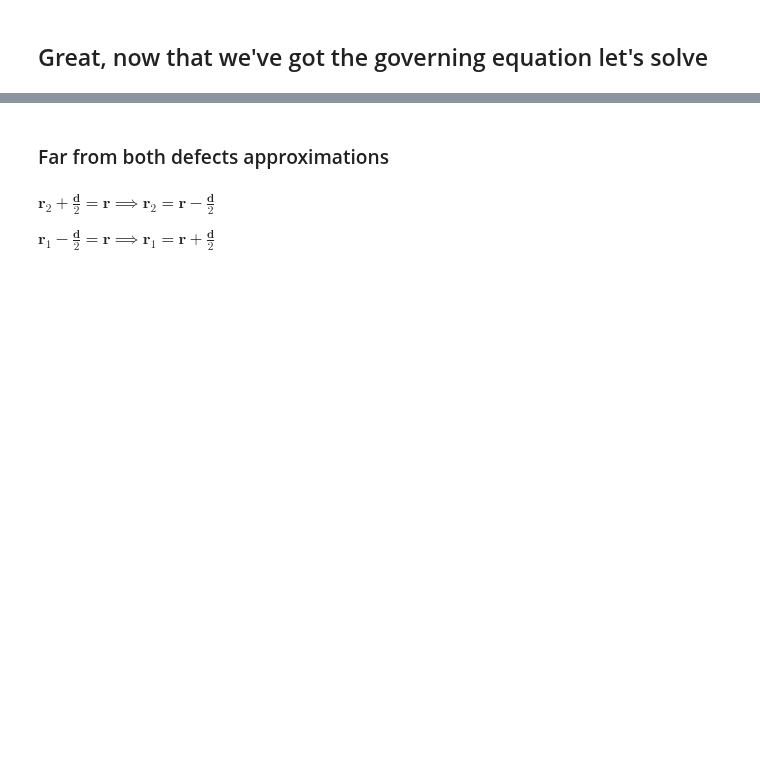
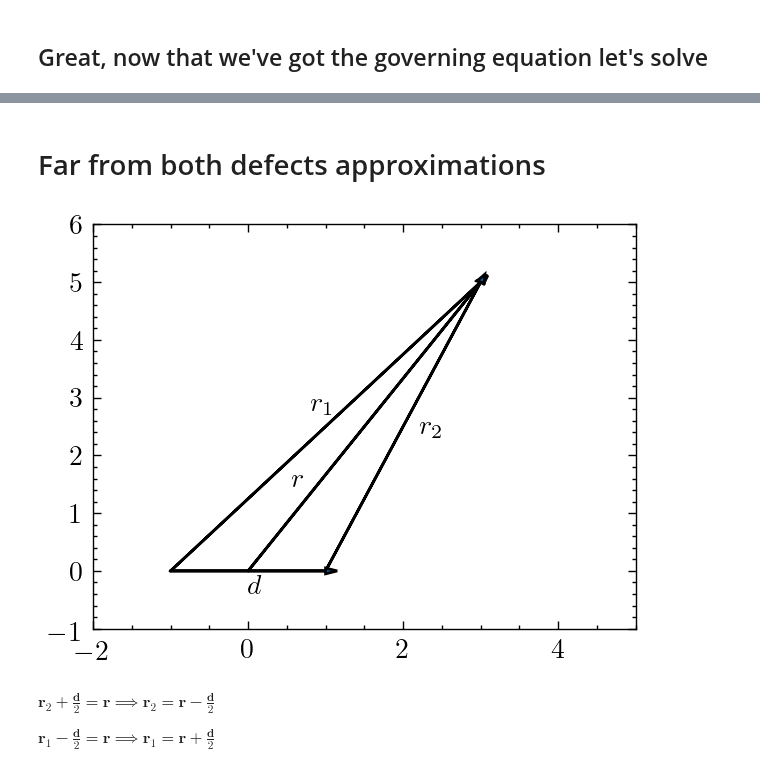
Before and after one commit to lucasmyers97/maier-saupe-lc-hydrodynamics, a Jupyter notebook: theory/two-defect-dzyaloshinskii-approximation/two-defect-dzyaloshinskii-approximation.ipynb, the cells around one changed output, grey strips where cells are left out. Cells and saved outputs as stored; diff of their text form; code cells hidden in the pictures; blank space fills up the shorter version.

Commit message:
Finished all approximation calculations

```diff
--- a/theory/two-defect-dzyaloshinskii-approximation/two-defect-dzyaloshinskii-approximation.ipynb
+++ b/theory/two-defect-dzyaloshinskii-approximation/two-defect-dzyaloshinskii-approximation.ipynb
@@ -209,7 +246,9 @@ $\displaystyle \frac{\epsilon \left(- q_{1}^{2} \operatorname{r_{2}}^{2}{\left(\
 # %% [markdown]
 ## Great, now that we've got the governing equation let's solve
 # %%
-q1, q2, eps, r1, r2, theta1, theta2 = symbols('q_1 q_2 epsilon r_1 r_2 theta_1 theta_2')
+q1, q2, eps = symbols('q_1 q_2 epsilon')
+theta1, theta2, theta = symbols('theta_1 theta_2 theta')
+r1, r2, r, d = symbols('r_1 r_2 r d', positive=True)
 # %%
 eq_rhs = ( (q1*(2 - q1)*eps / r1**2) * sin(2*(1 - q1)*theta1 - 2*q2*theta2)
            + (q2*(2 - q2)*eps / r2**2) * sin(2*(1 - q2)*theta2 - 2*q1*theta1)
@@ -223,7 +263,7 @@ display(eq_rhs)
 # %% [output]
 $\displaystyle - \frac{2 \epsilon q_{1} q_{2} \left(\sin{\left(\theta_{1} \cdot \left(1 - 2 q_{1}\right) \right)} \cos{\left(\theta_{2} \cdot \left(1 - 2 q_{2}\right) \right)} + \sin{\left(\theta_{2} \cdot \left(1 - 2 q_{2}\right) \right)} \cos{\left(\theta_{1} \cdot \left(1 - 2 q_{1}\right) \right)}\right)}{r_{1} r_{2}} - \frac{\epsilon q_{1} \cdot \left(2 - q_{1}\right) \left(\sin{\left(2 q_{2} \theta_{2} \right)} \cos{\left(\theta_{1} \cdot \left(2 - 2 q_{1}\right) \right)} - \sin{\left(\theta_{1} \cdot \left(2 - 2 q_{1}\right) \right)} \cos{\left(2 q_{2} \theta_{2} \right)}\right)}{r_{1}^{2}} - \frac{\epsilon q_{2} \cdot \left(2 - q_{2}\right) \left(\sin{\left(2 q_{1} \theta_{1} \right)} \cos{\left(\theta_{2} \cdot \left(2 - 2 q_{2}\right) \right)} - \sin{\left(\theta_{2} \cdot \left(2 - 2 q_{2}\right) \right)} \cos{\left(2 q_{1} \theta_{1} \right)}\right)}{r_{2}^{2}}$
 # %% [markdown]
-### Far from both defects approximations
+# Far from both defects approximations
 # %%
 import matplotlib.pyplot as plt
 import matplotlib as mpl
@@ -232,26 +272,31 @@ import numpy as np
 plt.style.use('science')
 mpl.rcParams['figure.dpi'] = 200
 # %%
-# r = np.array([3, 5])
-# d = np.array([2, 0])
-# r1 = r + d/2
-# r2 = r - d/2
+rp = np.array([3, 5])
+dp = np.array([2, 0])
+r1p = rp + dp/2
+r2p = rp - dp/2
 
-# delta = np.array([0.2, 0.2])
+deltap = np.array([0.2, 0.2])
 
-# plt.arrow(-d[0]/2, -d[1]/2, r1[0], r1[1])
-# plt.text(r1[0]/2 - d[0]/2 - delta[0], r1[1]/2 - d[1]/2 + delta[1], r'$r_1$')
+plt.arrow(-dp[0]/2, -dp[1]/2, r1p[0], r1p[1], head_width=0.1)
+plt.text(r1p[0]/2 - dp[0]/2 - deltap[0], r1p[1]/2 - dp[1]/2 + deltap[1], r'$r_1$')
 
-# plt.arrow(0, 0, r[0], r[1])
-# plt.text(r[0]/4 - delta[0], r[1]/4 + delta[1], r'$r$')
+plt.arrow(0, 0, rp[0], rp[1], head_width=0.1)
+plt.text(rp[0]/4 - deltap[0], rp[1]/4 + deltap[1], r'$r$')
 
-# plt.arrow(d[0]/2, d[1]/2, r2[0], r2[1])
-# plt.text(r2[0]/2 + d[0]/2 + delta[0], r2[1] / 2 + d[1]/2 - delta[0], r'$r_2$')
+plt.arrow(dp[0]/2, dp[1]/2, r2p[0], r2p[1], head_width=0.1)
+plt.text(r2p[0]/2 + dp[0]/2 + deltap[0], r2p[1] / 2 + dp[1]/2 - deltap[0], r'$r_2$')
+
+plt.arrow(-dp[0]/2, -dp[1], dp[0], dp[1], head_width=0.1)
+plt.text(0, - 2*deltap[1], r'$d$')
 
 
-# plt.xlim([-2, 5])
-# plt.ylim([-1, 6])
-# plt.show()
+plt.xlim([-2, 5])
+plt.ylim([-1, 6])
+plt.show()
+# %% [output]
+[figure, added]
 # %% [markdown]
 $\mathbf{r}_2 + \frac{\mathbf{d}}{2} = \mathbf{r} \implies \mathbf{r}_2 = \mathbf{r} - \frac{\mathbf{d}}{2}$
 
```
Also changed, not shown: parts of 124 cells of this notebook.
